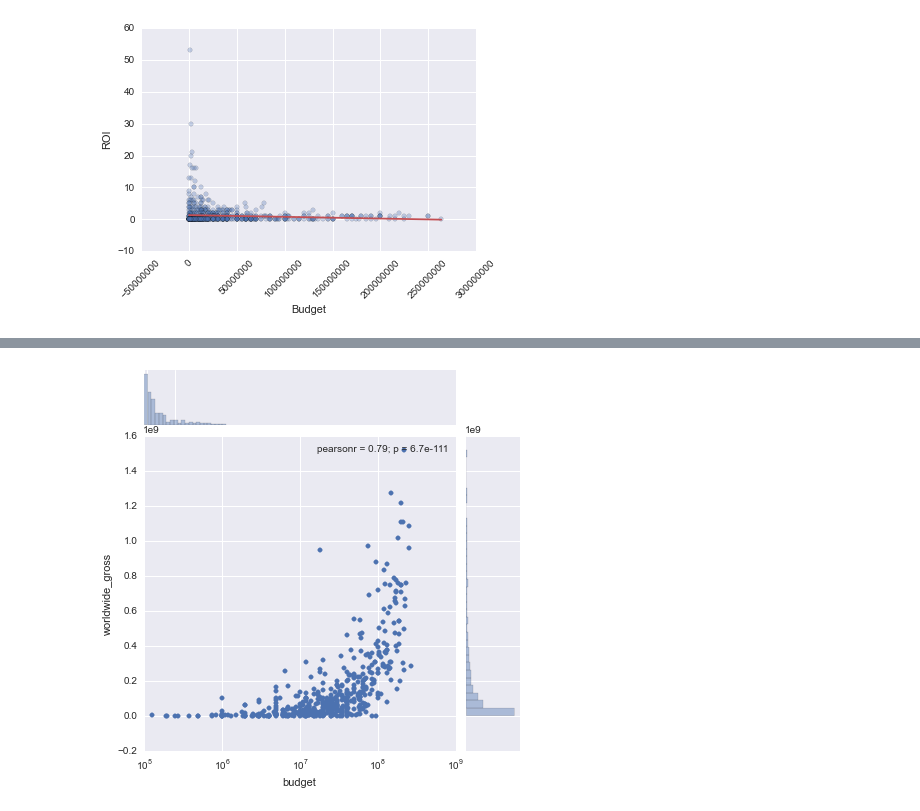
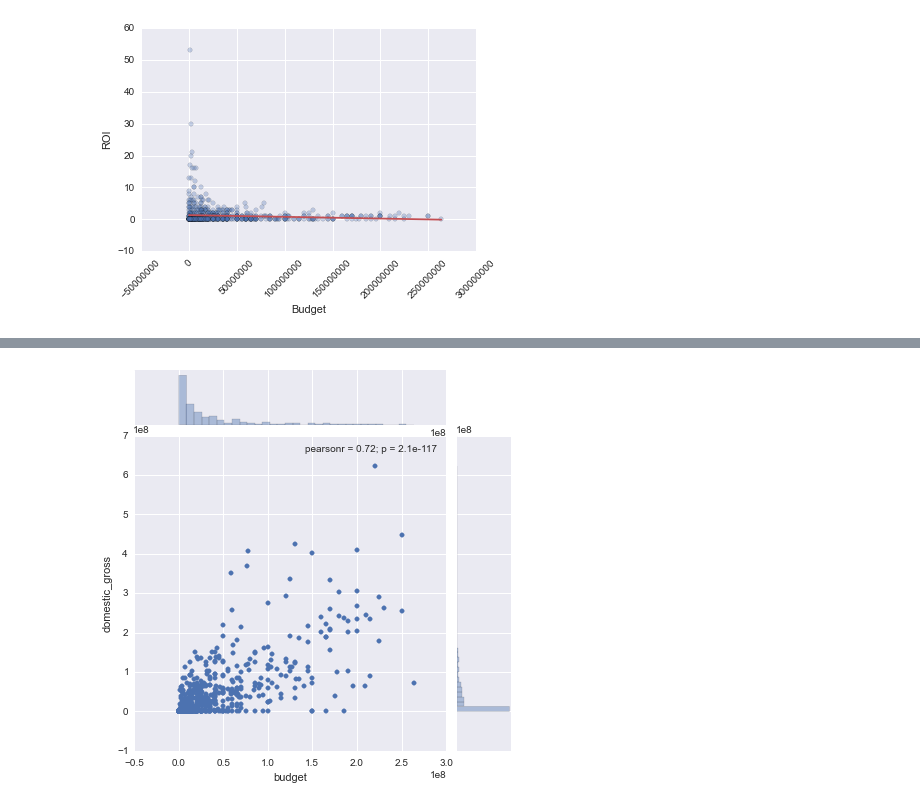
Before and after one commit to edooley7/Movie_analysis, a Jupyter notebook: Movie plots.ipynb, the cells around one changed output, grey strips where cells are left out. Cells and saved outputs as stored; diff of their text form; code cells hidden in the pictures.

```diff
--- a/Movie plots.ipynb
+++ b/Movie plots.ipynb
@@ -154,3 +120,3 @@ sns.lmplot(x="budget", y="worldwide_gross", hue="rating", ci = None, data=df);
 # %%
-sns.barplot(x="worldwide_gross", y="rating", data=df.sort('rating'));
+sns.barplot(x="domestic_gross", y="rating", data=df2.sort('rating'));
 # %% [output]
@@ -158,13 +124,13 @@ sns.barplot(x="worldwide_gross", y="rating", data=df.sort('rating'));
 # %%
 #sns.distplot(X.imdb_budget)
 #sns.distplot(X.imdb_budget, kde=False, rug=True);
 #sns.jointplot(x="budget", y="domestic_gross", data=df2);
 
-g = sns.jointplot(x="budget", y="worldwide_gross", data=df);
+g = sns.jointplot(x="budget", y="domestic_gross", data=df2);
 #g.fig.get_axes()[0].set_yscale('log')
-g.fig.get_axes()[0].set_xscale('log')
+#g.fig.get_axes()[0].set_xscale('log')
 plt.show()
 
 #sns.pairplot(df2);
 # %% [output]
-[figure, old version]
+[figure, new version]
```
Also changed, not shown: parts of 14 cells of this notebook, 3 other files.
